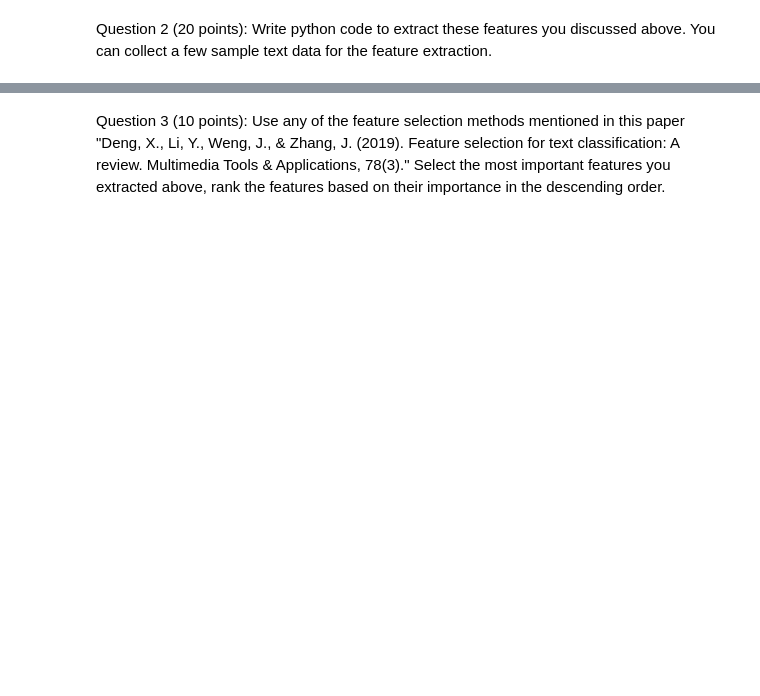
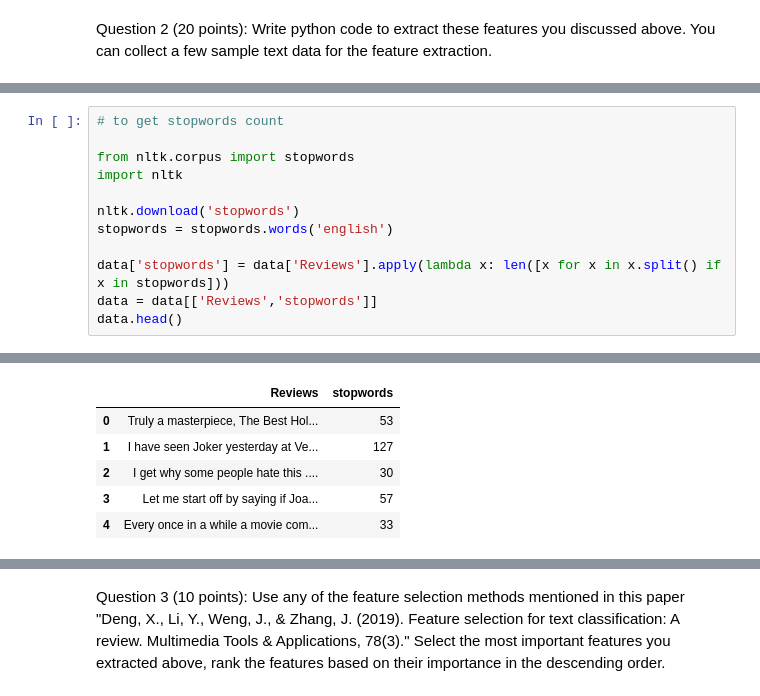
Before and after one commit to MounishaChalasani/MounishaChalasani-INFO5731_Assignment_One_fall2022, a Jupyter notebook: In_class_exercise_03_10062022.ipynb, the cells around one changed output, grey strips where cells are left out. Saved outputs shown, nothing was run; the diff lists cells and outputs as text; blank space fills up the shorter version.

```diff
--- a/In_class_exercise_03_10062022.ipynb
+++ b/In_class_exercise_03_10062022.ipynb
@@ -23,0 +68,13 @@ Question 2 (20 points): Write python code to extract these features you discusse
+# %%
+# to get stopwords count
+
+from nltk.corpus import stopwords
+import nltk
+
+nltk.download('stopwords')
+stopwords = stopwords.words('english')
+
+data['stopwords'] = data['Reviews'].apply(lambda x: len([x for x in x.split() if x in stopwords]))
+data = data[['Reviews','stopwords']]
+data.head()
+# %% [output]
@@ -23,0 +83,6 @@ Question 2 (20 points): Write python code to extract these features you discusse
+|  | Reviews | stopwords |
+| 0 | Truly a masterpiece, The Best Hol... | 53 |
+| 1 | I have seen Joker yesterday at Ve... | 127 |
+| 2 | I get why some people hate this .... | 30 |
+| 3 | Let me start off by saying if Joa... | 57 |
+| 4 | Every once in a while a movie com... | 33 |
```
Also changed, not shown: parts of 8 cells of this notebook.
